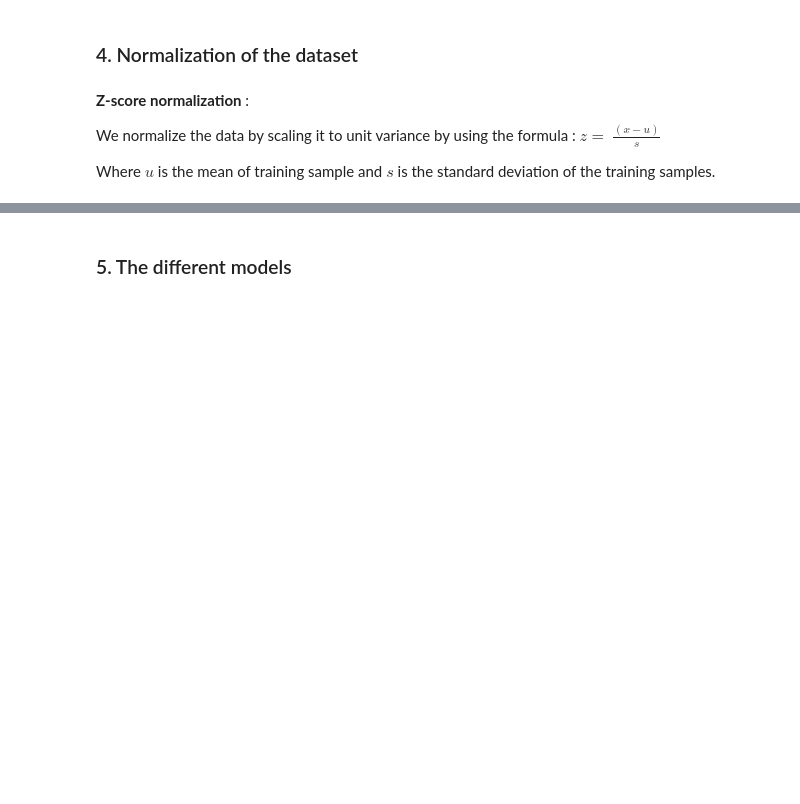
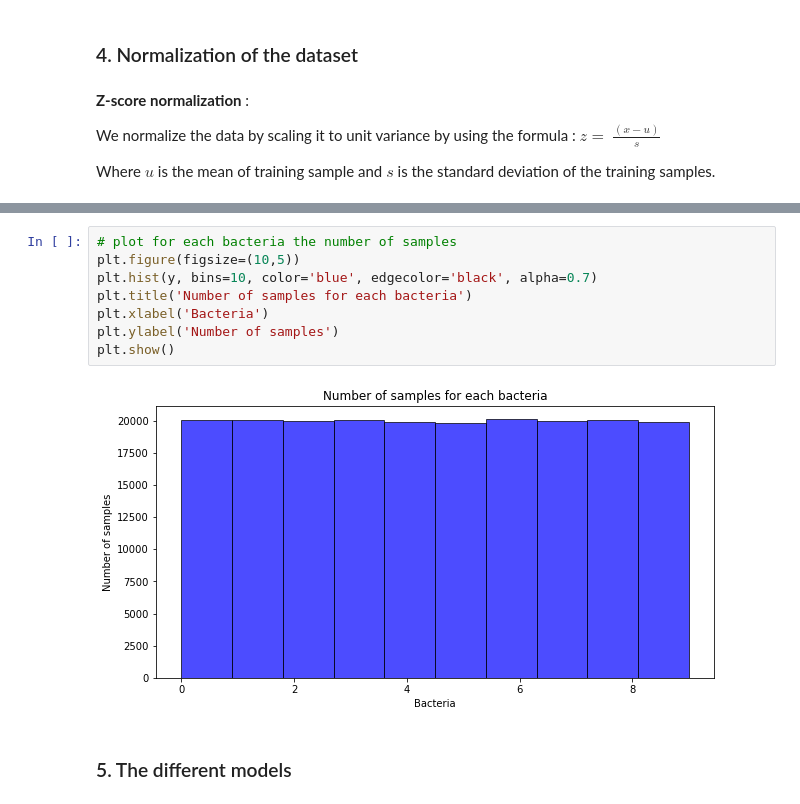
Before and after one commit to Quintus618/Classification-of-bacteria-among-ten-species-using-supervised-learning-techniques, a Jupyter notebook: Bacteria_Classification.ipynb, the cells around one changed output, grey strips where cells are left out. Cells and saved outputs as stored; diff of their text form; blank space fills up the shorter version.

```diff
--- a/Bacteria_Classification.ipynb
+++ b/Bacteria_Classification.ipynb
@@ -151,3 +151,13 @@ X_test_scaled = sc.fit_transform(X_test)
+# %%
+# plot for each bacteria the number of samples
+plt.figure(figsize=(10,5))
+plt.hist(y, bins=10, color='blue', edgecolor='black', alpha=0.7)
+plt.title('Number of samples for each bacteria')
+plt.xlabel('Bacteria')
+plt.ylabel('Number of samples')
+plt.show()
+# %% [output]
+[figure, added]
 # %% [markdown]
 ### 5. The different models
 # %% [markdown]
```
Also changed, not shown: parts of 11 cells of this notebook.
